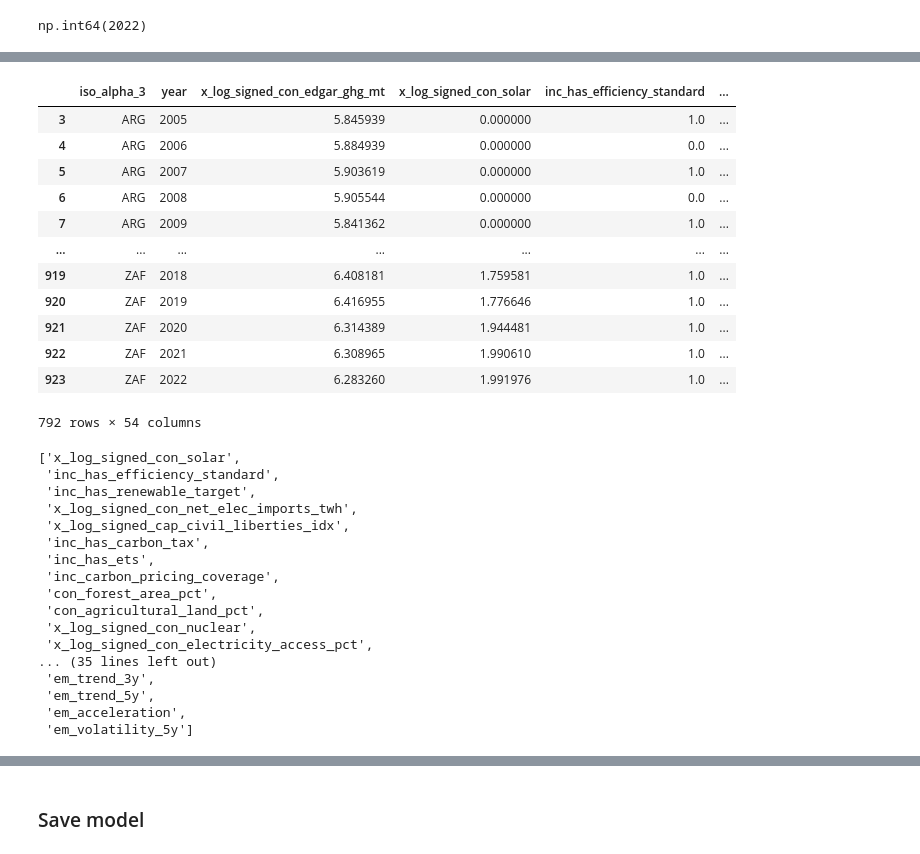
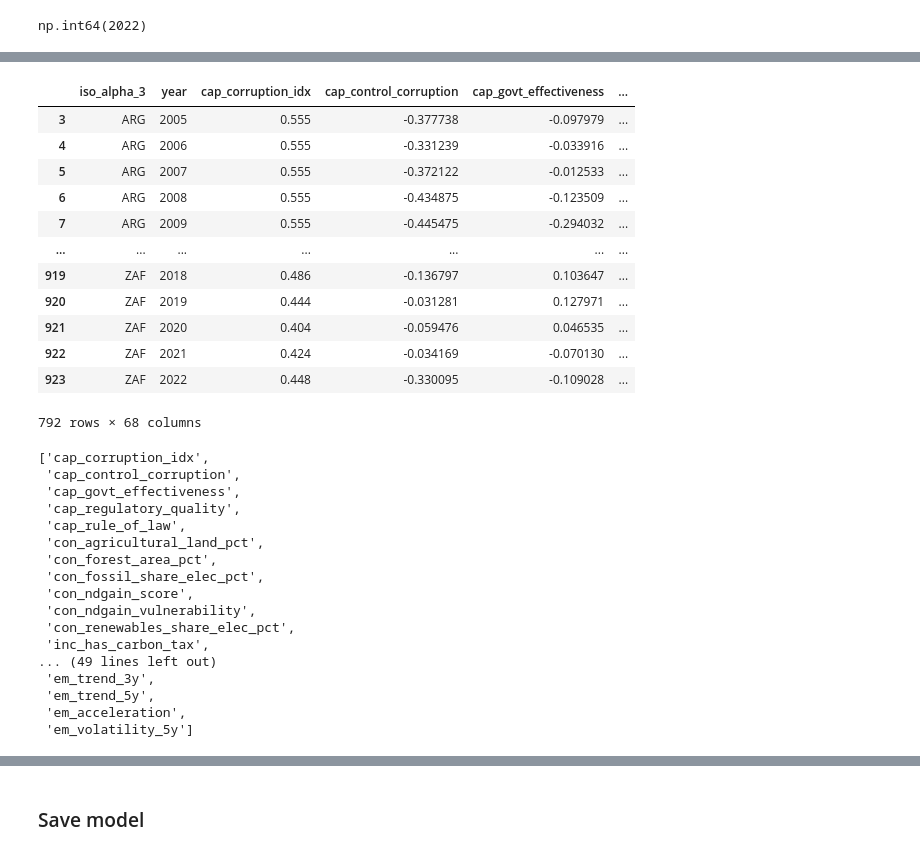
Before and after one commit to jroblar/ndc_evaluation, a Jupyter notebook: ml/robustness_check_oecd_policy_index.ipynb, the cells around one changed output, grey strips where cells are left out. Cells and saved outputs as stored; diff of their text form; code cells hidden in the pictures.

```diff
--- a/ml/robustness_check_oecd_policy_index.ipynb
+++ b/ml/robustness_check_oecd_policy_index.ipynb
@@ -805,42 +713,42 @@ training_df_after_ablation["em_volatility_5y"] = (
     .shift(1)
 )
 # %%
-training_df_after_ablation = training_df_after_ablation.dropna()
-training_df_after_ablation
+training_df = training_df.dropna()
+training_df
 # %% [output]
-|  | iso_alpha_3 | year | x_log_signed_con_edgar_ghg_mt | x_log_signed_con_solar | inc_has_efficiency_standard | ... |
-| 3 | ARG | 2005 | 5.845939 | 0.000000 | 1.0 | ... |
-| 4 | ARG | 2006 | 5.884939 | 0.000000 | 0.0 | ... |
-| 5 | ARG | 2007 | 5.903619 | 0.000000 | 1.0 | ... |
-| 6 | ARG | 2008 | 5.905544 | 0.000000 | 0.0 | ... |
-| 7 | ARG | 2009 | 5.841362 | 0.000000 | 1.0 | ... |
+|  | iso_alpha_3 | year | cap_corruption_idx | cap_control_corruption | cap_govt_effectiveness | ... |
+| 3 | ARG | 2005 | 0.555 | -0.377738 | -0.097979 | ... |
+| 4 | ARG | 2006 | 0.555 | -0.331239 | -0.033916 | ... |
+| 5 | ARG | 2007 | 0.555 | -0.372122 | -0.012533 | ... |
+| 6 | ARG | 2008 | 0.555 | -0.434875 | -0.123509 | ... |
+| 7 | ARG | 2009 | 0.555 | -0.445475 | -0.294032 | ... |
 | ... | ... | ... | ... | ... | ... | ... |
-| 919 | ZAF | 2018 | 6.408181 | 1.759581 | 1.0 | ... |
-| 920 | ZAF | 2019 | 6.416955 | 1.776646 | 1.0 | ... |
-| 921 | ZAF | 2020 | 6.314389 | 1.944481 | 1.0 | ... |
-| 922 | ZAF | 2021 | 6.308965 | 1.990610 | 1.0 | ... |
-| 923 | ZAF | 2022 | 6.283260 | 1.991976 | 1.0 | ... |
+| 919 | ZAF | 2018 | 0.486 | -0.136797 | 0.103647 | ... |
+| 920 | ZAF | 2019 | 0.444 | -0.031281 | 0.127971 | ... |
+| 921 | ZAF | 2020 | 0.404 | -0.059476 | 0.046535 | ... |
+| 922 | ZAF | 2021 | 0.424 | -0.034169 | -0.070130 | ... |
+| 923 | ZAF | 2022 | 0.448 | -0.330095 | -0.109028 | ... |
-792 rows × 54 columns
+792 rows × 68 columns
 # %%
-features_list = training_df_after_ablation.columns[
-    ~training_df_after_ablation.columns.isin(["iso_alpha_3", "year", target_var])
+features_list = training_df.columns[
+    ~training_df.columns.isin(["iso_alpha_3", "year", target_var])
 ].tolist()
 
 features_list
 # %% [output]
-['x_log_signed_con_solar',
- 'inc_has_efficiency_standard',
- 'inc_has_renewable_target',
- 'x_log_signed_con_net_elec_imports_twh',
- 'x_log_signed_cap_civil_liberties_idx',
+['cap_corruption_idx',
+ 'cap_control_corruption',
+ 'cap_govt_effectiveness',
+ 'cap_regulatory_quality',
+ 'cap_rule_of_law',
+ 'con_agricultural_land_pct',
+ 'con_forest_area_pct',
+ 'con_fossil_share_elec_pct',
+ 'con_ndgain_score',
+ 'con_ndgain_vulnerability',
+ 'con_renewables_share_elec_pct',
  'inc_has_carbon_tax',
- 'inc_has_ets',
- 'inc_carbon_pricing_coverage',
- 'con_forest_area_pct',
- 'con_agricultural_land_pct',
- 'x_log_signed_con_nuclear',
- 'x_log_signed_con_electricity_access_pct',
-... (35 lines left out)
+... (49 lines left out)
  'em_trend_3y',
  'em_trend_5y',
  'em_acceleration',
```
Also changed, not shown: parts of 19 cells of this notebook, 3 other files.
